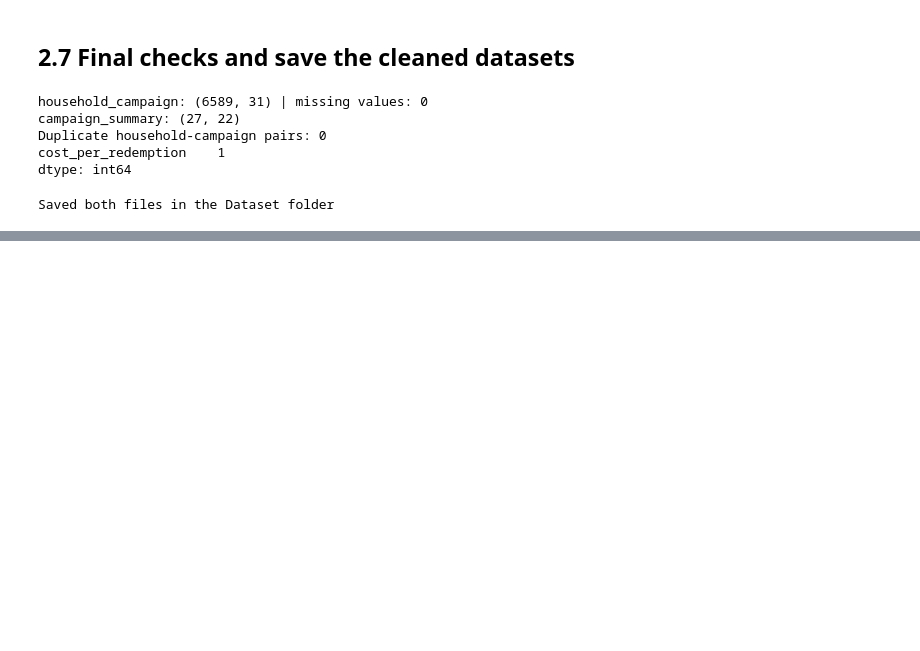
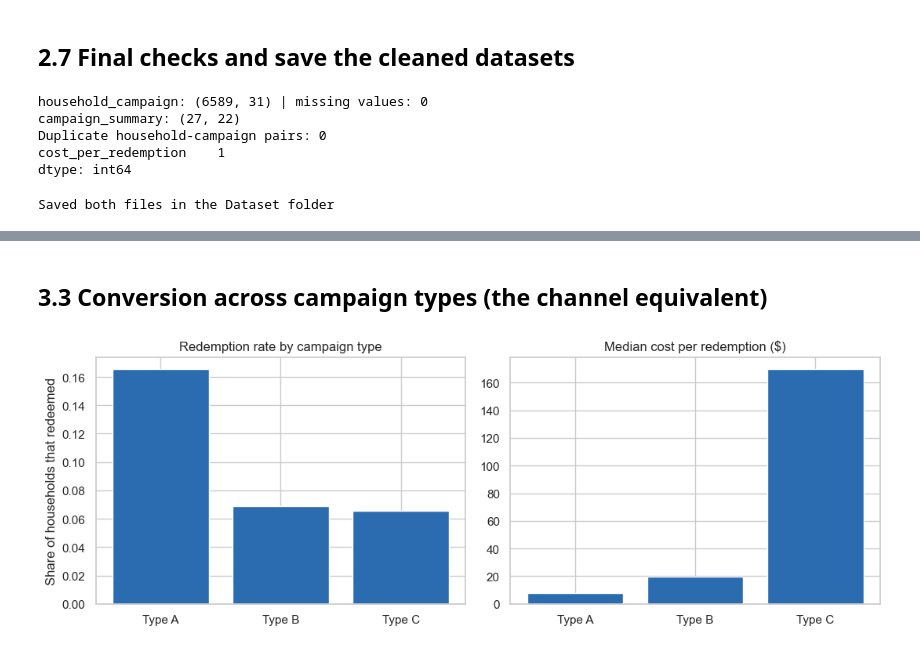
Before and after one commit to suhaivmansingh/Marketing_Campaign_Analysis, a Jupyter notebook: Marketing_Campaign_Analysis.ipynb, the cells around one changed output, grey strips where cells are left out. Saved outputs shown, nothing was run; the diff lists cells and outputs as text; code cells hidden in the pictures; blank space fills up the shorter version.

```diff
--- a/Marketing_Campaign_Analysis.ipynb
+++ b/Marketing_Campaign_Analysis.ipynb
@@ -637,0 +736,8 @@ Saved both files in the Dataset folder
+# %%
+# Does the start month or length of a campaign matter? Average rate by start quarter and by duration group
+rank_table = rank_table.copy()
+rank_table["quarter"] = "Q" + rank_table["start_date"].dt.quarter.astype(str)
+rank_table["length"] = pd.cut(rank_table["duration_days"], [0, 35, 50, 100], labels=["Up to 35 days", "36 to 50 days", "Over 50 days"])
+
+print(rank_table.groupby("quarter")["redemption_rate"].agg(["mean", "count"]).round(3), "\n")
+print(rank_table.groupby("length", observed=True)["redemption_rate"].agg(["mean", "count"]).round(3))
@@ -637,0 +757,20 @@ Saved both files in the Dataset folder
+# %% [markdown]
+## 3.3 Conversion across campaign types (the channel equivalent)
+# %%
+# Household-level redemption rate and campaign-level cost per redemption for each campaign type
+type_rate = reliable.groupby("campaign_type")["redeemed"].mean()
+type_cost = rank_table.groupby("campaign_type")["cost_per_redemption"].median()
+
+fig, axes = plt.subplots(1, 2, figsize=(11, 4))
+
+axes[0].bar(type_rate.index, type_rate.values, color="#2B6CB0")
+axes[0].set_title("Redemption rate by campaign type")
+axes[0].set_ylabel("Share of households that redeemed")
+
+axes[1].bar(type_cost.index, type_cost.values, color="#2B6CB0")
+axes[1].set_title("Median cost per redemption ($)")
+
+plt.tight_layout()
+plt.show()
+# %% [output]
+[figure, added]
```
Also changed, not shown: parts of 13 cells of this notebook.
